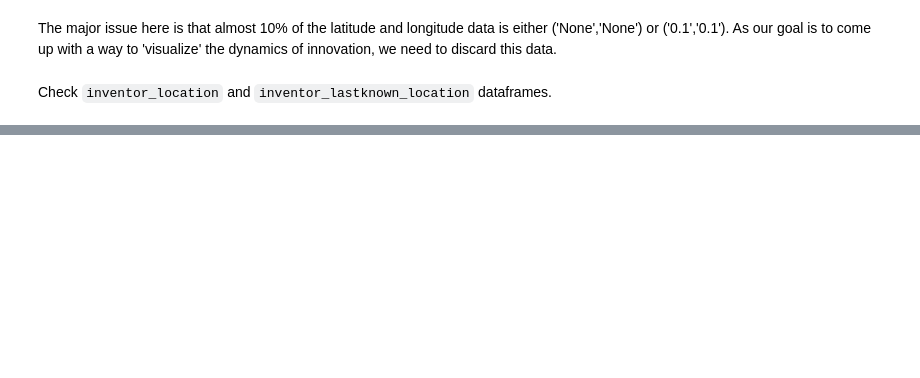
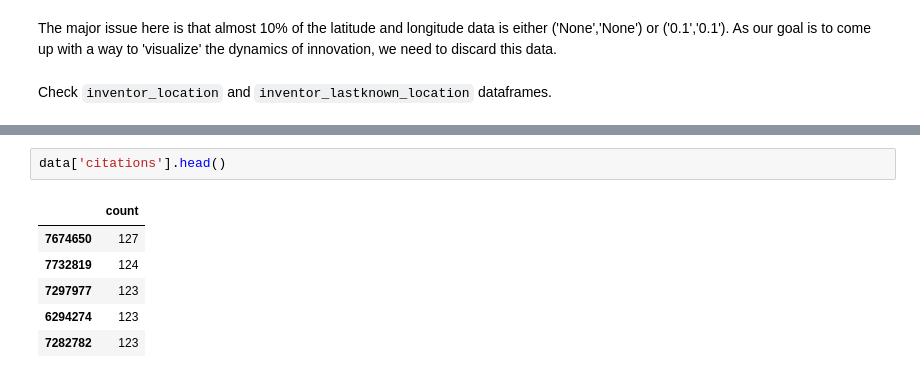
Before and after one commit to cmdavid-epfl/Project, a Jupyter notebook: data_preprocessing.ipynb, the cells around one changed output, grey strips where cells are left out. Saved outputs shown, nothing was run; the diff lists cells and outputs as text; blank space fills up the shorter version.

```diff
--- a/data_preprocessing.ipynb
+++ b/data_preprocessing.ipynb
@@ -222,0 +478,9 @@ To be able to produce a more in-depth analysis of the
+# %%
+data['citations'].head()
+# %% [output]
+|  | count |
+| 7674650 | 127 |
+| 7732819 | 124 |
+| 7297977 | 123 |
+| 6294274 | 123 |
+| 7282782 | 123 |
```
Also changed, not shown: parts of 53 cells of this notebook, 1 other file.
